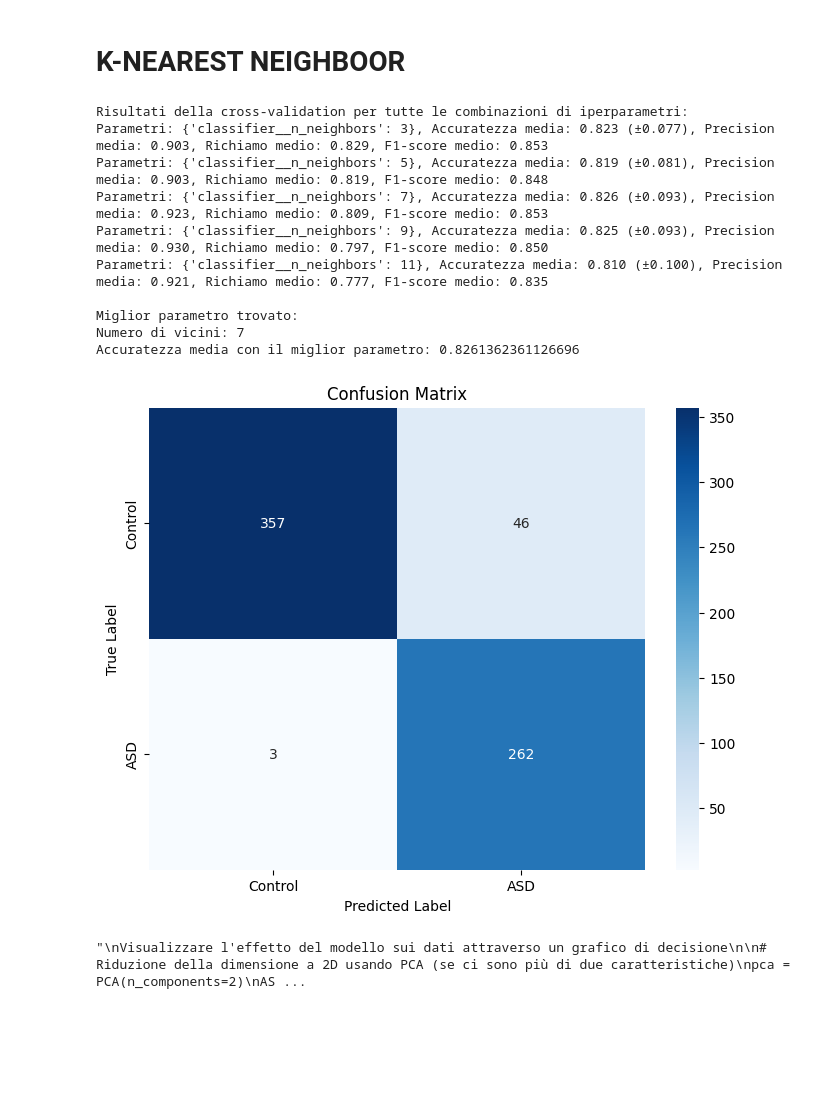
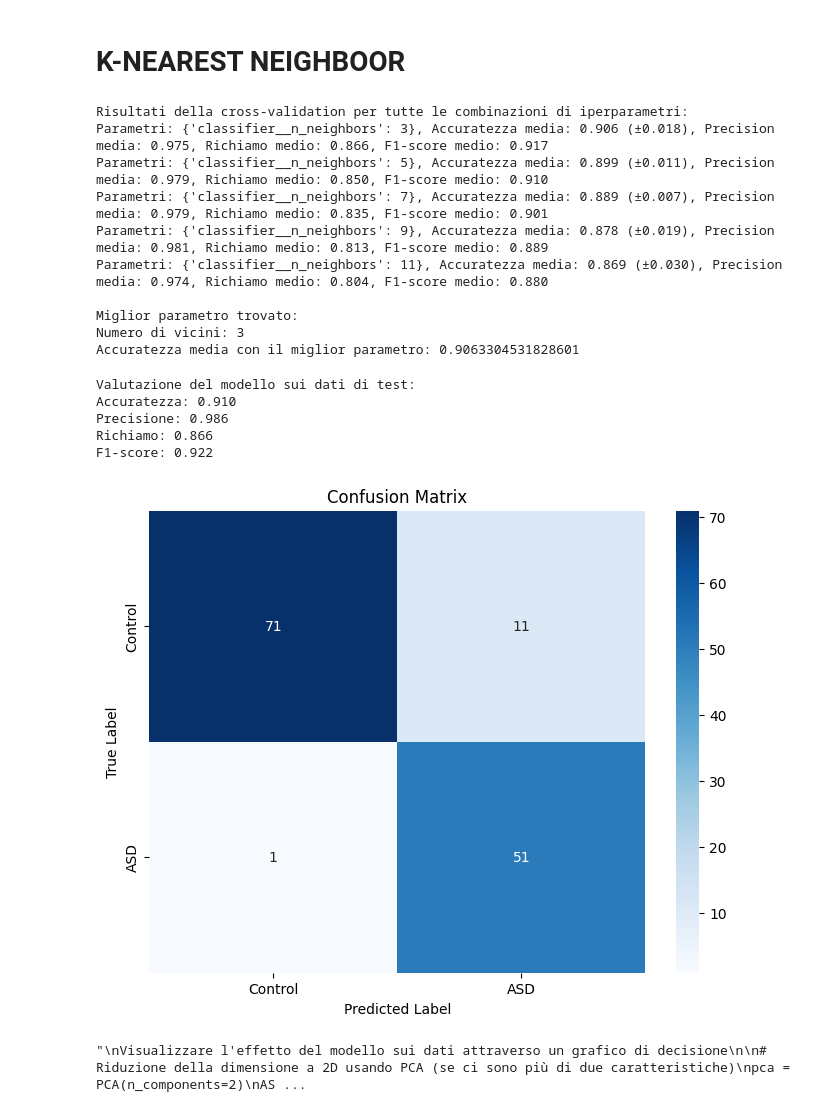
Before and after one commit to AuraNatale/AutismDataMining, a Jupyter notebook: Source Code/classification.ipynb, the cells around one changed output. Saved outputs shown, nothing was run; the diff lists cells and outputs as text; code cells hidden in the pictures; blank space fills up the shorter version.

Commit message:
Train-test split + AUC comparison btw classifiers

```diff
--- a/Source Code/classification.ipynb
+++ b/Source Code/classification.ipynb
@@ -31,0 +32,5 @@ To achieve a more reliable accuracy score
+# %%
+# Split the data into training and test sets
+X_train, X_test, y_train, y_test = train_test_split(ASD_phenotypic, ASD_diagnosis['DX_GROUP'], test_size=0.2, random_state=42)
+print("Training set size:", X_train.shape)
+print("Test set size:", X_test.shape)
@@ -83,7 +113,7 @@ preprocessor = ColumnTransformer(
     ])
 
 # Definisci il pipeline
-pipeline = Pipeline([
+knn_pipeline = Pipeline([
     ('preprocessor', preprocessor),
     ('classifier', classifier)
 ])
@@ -92,13 +122,13 @@ pipeline = Pipeline([
 # Definizione dei parametri della griglia da esplorare
 parameters = {'classifier__n_neighbors': [3, 5, 7, 9, 11]}  # Valori di n_neighbors da esplorare
 
-k_fold_cross_validation(ASD_phenotypic, ASD_diagnosis, pipeline)
+k_fold_cross_validation(ASD_phenotypic, ASD_diagnosis, knn_pipeline)
 
 # Creazione dell'oggetto GridSearchCV
-grid_search = GridSearchCV(pipeline, parameters, cv=5, scoring=scoring, refit='accuracy')
+grid_search = GridSearchCV(knn_pipeline, parameters, cv=5, scoring=scoring, refit='accuracy')
 
 # Esecuzione della ricerca a griglia
-grid_search.fit(ASD_phenotypic, ASD_diagnosis['DX_GROUP'])
+grid_search.fit(X_train, y_train)
 
 # Visualizzazione dei risultati
 print("Risultati della cross-validation per tutte le combinazioni di iperparametri:")
@@ -118,34 +148,56 @@ print("Numero di vicini:", grid_search.best_params_['classifier__n_neighbors'])
 print("Accuratezza media con il miglior parametro:", grid_search.best_score_)
 # %% [output]
 Risultati della cross-validation per tutte le combinazioni di iperparametri:
-Parametri: {'classifier__n_neighbors': 3}, Accuratezza media: 0.823 (±0.077), Precision media: 0.903, Richiamo medio: 0.829, F1-score medio: 0.853
-Parametri: {'classifier__n_neighbors': 5}, Accuratezza media: 0.819 (±0.081), Precision media: 0.903, Richiamo medio: 0.819, F1-score medio: 0.848
-Parametri: {'classifier__n_neighbors': 7}, Accuratezza media: 0.826 (±0.093), Precision media: 0.923, Richiamo medio: 0.809, F1-score medio: 0.853
-Parametri: {'classifier__n_neighbors': 9}, Accuratezza media: 0.825 (±0.093), Precision media: 0.930, Richiamo medio: 0.797, F1-score medio: 0.850
-Parametri: {'classifier__n_neighbors': 11}, Accuratezza media: 0.810 (±0.100), Precision media: 0.921, Richiamo medio: 0.777, F1-score medio: 0.835
+Parametri: {'classifier__n_neighbors': 3}, Accuratezza media: 0.906 (±0.018), Precision media: 0.975, Richiamo medio: 0.866, F1-score medio: 0.917
+Parametri: {'classifier__n_neighbors': 5}, Accuratezza media: 0.899 (±0.011), Precision media: 0.979, Richiamo medio: 0.850, F1-score medio: 0.910
+Parametri: {'classifier__n_neighbors': 7}, Accuratezza media: 0.889 (±0.007), Precision media: 0.979, Richiamo medio: 0.835, F1-score medio: 0.901
+Parametri: {'classifier__n_neighbors': 9}, Accuratezza media: 0.878 (±0.019), Precision media: 0.981, Richiamo medio: 0.813, F1-score medio: 0.889
+Parametri: {'classifier__n_neighbors': 11}, Accuratezza media: 0.869 (±0.030), Precision media: 0.974, Richiamo medio: 0.804, F1-score medio: 0.880
 
 Miglior parametro trovato:
-Numero di vicini: 7
-Accuratezza media con il miglior parametro: 0.8261362361126696
+Numero di vicini: 3
+Accuratezza media con il miglior parametro: 0.9063304531828601
+# %%
+# Valutazione del modello sui dati di test
+best_model = grid_search.best_estimator_
+y_pred = best_model.predict(X_test)
+
+# Calcolo delle metriche sui dati di test
+accuracy = accuracy_score(y_test, y_pred)
+precision = precision_score(y_test, y_pred)
+recall = recall_score(y_test, y_pred)
+f1 = f1_score(y_test, y_pred)
+
+print("\nValutazione del modello sui dati di test:")
+print(f"Accuratezza: {accuracy:.3f}")
+print(f"Precisione: {precision:.3f}")
+print(f"Richiamo: {recall:.3f}")
+print(f"F1-score: {f1:.3f}")
+# %% [output]
+Valutazione del modello sui dati di test:
+Accuratezza: 0.910
+Precisione: 0.986
+Richiamo: 0.866
+F1-score: 0.922
 # %%
 # Miglior modello trovato
 best_model = grid_search.best_estimator_
 
 # Calcola le previsioni del miglior modello sul set di test
-y_pred = best_model.predict(ASD_phenotypic)
+y_pred = best_model.predict(X_test)
 
 # Calcola la matrice di confusione
-conf_matrix = confusion_matrix(ASD_diagnosis['DX_GROUP'], y_pred)
+conf_matrix = confusion_matrix(y_test, y_pred)
 
 # Visualizzazione della matrice di confusione
 plt.figure(figsize=(8, 6))
 sns.heatmap(conf_matrix, annot=True, cmap="Blues", fmt="d", xticklabels=['Control', 'ASD'], yticklabels=['Control', 'ASD'])
 plt.xlabel('Predicted Label')
 plt.ylabel('True Label')
 plt.title('Confusion Matrix')
 plt.show()
 # %% [output]
-[figure, old version]
+[figure, new version]
 # %%
 '''
 Visualizzare l'effetto del modello sui dati attraverso un grafico di decisione
```
Also changed, not shown: parts of 27 cells of this notebook.
